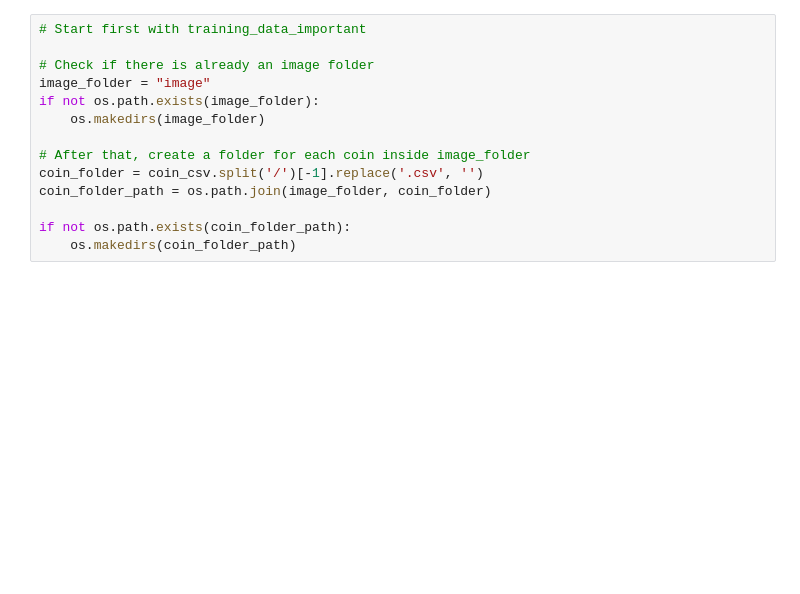
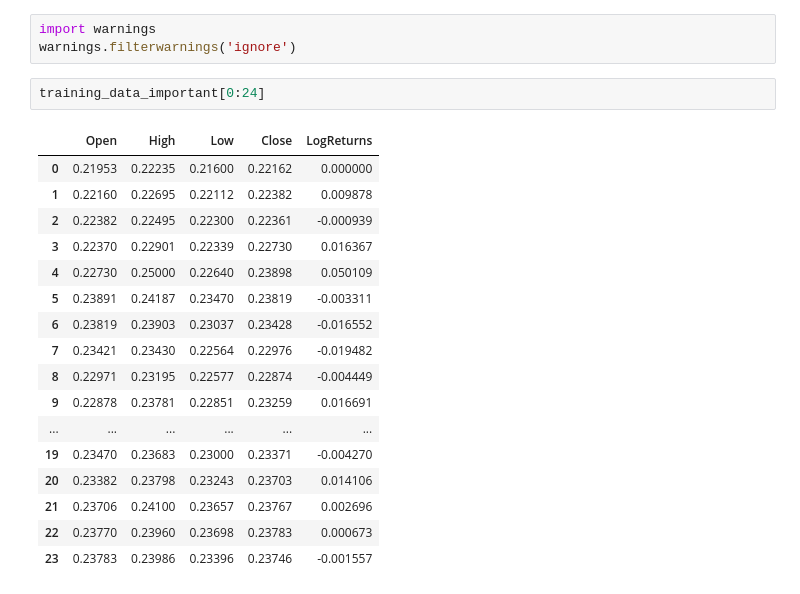
Before and after one commit to KantianKnight/CNN-Crypto, a Jupyter notebook: image-production.ipynb, the cells around one changed output. Drawn from its saved outputs; the diff is of its cells as text; blank space fills up the shorter version.

```diff
--- a/image-production.ipynb
+++ b/image-production.ipynb
@@ -64,15 +65,24 @@ print(testing_data_important.shape)
 (5136, 5)
-# %%
-# Start first with training_data_important
-
-# Check if there is already an image folder
-image_folder = "image"
-if not os.path.exists(image_folder):
-    os.makedirs(image_folder)
-
-# After that, create a folder for each coin inside image_folder
-coin_folder = coin_csv.split('/')[-1].replace('.csv', '')
-coin_folder_path = os.path.join(image_folder, coin_folder)
-
-if not os.path.exists(coin_folder_path):
-    os.makedirs(coin_folder_path)
+# %%
+import warnings
+warnings.filterwarnings('ignore')
+# %%
+training_data_important[0:24]
+# %% [output]
+|  | Open | High | Low | Close | LogReturns |
+| 0 | 0.21953 | 0.22235 | 0.21600 | 0.22162 | 0.000000 |
+| 1 | 0.22160 | 0.22695 | 0.22112 | 0.22382 | 0.009878 |
+| 2 | 0.22382 | 0.22495 | 0.22300 | 0.22361 | -0.000939 |
+| 3 | 0.22370 | 0.22901 | 0.22339 | 0.22730 | 0.016367 |
+| 4 | 0.22730 | 0.25000 | 0.22640 | 0.23898 | 0.050109 |
+| 5 | 0.23891 | 0.24187 | 0.23470 | 0.23819 | -0.003311 |
+| 6 | 0.23819 | 0.23903 | 0.23037 | 0.23428 | -0.016552 |
+| 7 | 0.23421 | 0.23430 | 0.22564 | 0.22976 | -0.019482 |
+| 8 | 0.22971 | 0.23195 | 0.22577 | 0.22874 | -0.004449 |
+| 9 | 0.22878 | 0.23781 | 0.22851 | 0.23259 | 0.016691 |
+| ... | ... | ... | ... | ... | ... |
+| 19 | 0.23470 | 0.23683 | 0.23000 | 0.23371 | -0.004270 |
+| 20 | 0.23382 | 0.23798 | 0.23243 | 0.23703 | 0.014106 |
+| 21 | 0.23706 | 0.24100 | 0.23657 | 0.23767 | 0.002696 |
+| 22 | 0.23770 | 0.23960 | 0.23698 | 0.23783 | 0.000673 |
+| 23 | 0.23783 | 0.23986 | 0.23396 | 0.23746 | -0.001557 |
```
Also changed, not shown: parts of 21 cells of this notebook.
